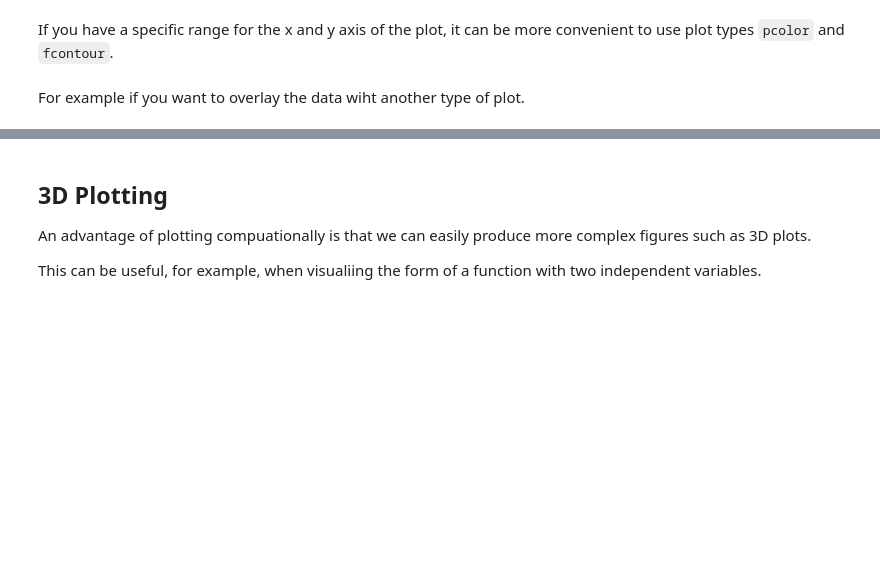
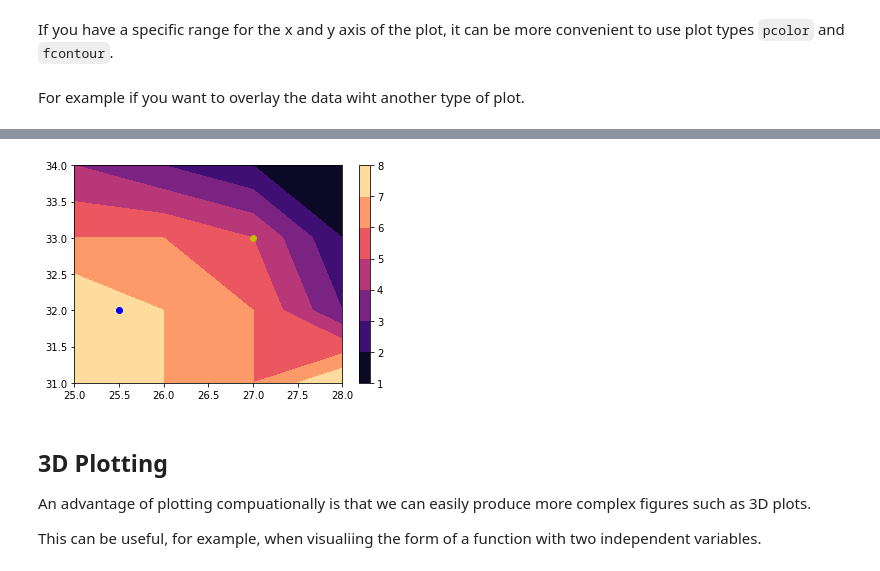
Before and after one commit to michaelnicht/python-class, a Jupyter notebook: 8_Plotting.ipynb, the cells around one changed output, grey strips where cells are left out. Cells and saved outputs as stored; diff of their text form; code cells hidden in the pictures; blank space fills up the shorter version.

```diff
--- a/8_Plotting.ipynb
+++ b/8_Plotting.ipynb
@@ -631,8 +647,10 @@ plt.colorbar();
 # %%
-plt.contourf(y, z, x, cmap=cm.Reds)
+plt.contourf(y, z, x, cmap=cm.magma)
 plt.plot(25.5, 32, 'bo')
 plt.plot(27, 33, 'yo')
 plt.colorbar();
+# %% [output]
+[figure, added]
 # %% [markdown]
 ## 3D Plotting
 An advantage of plotting compuationally is that we can easily produce more complex figures such as 3D plots.
```
Also changed, not shown: parts of 12 cells of this notebook, 11 other files.
